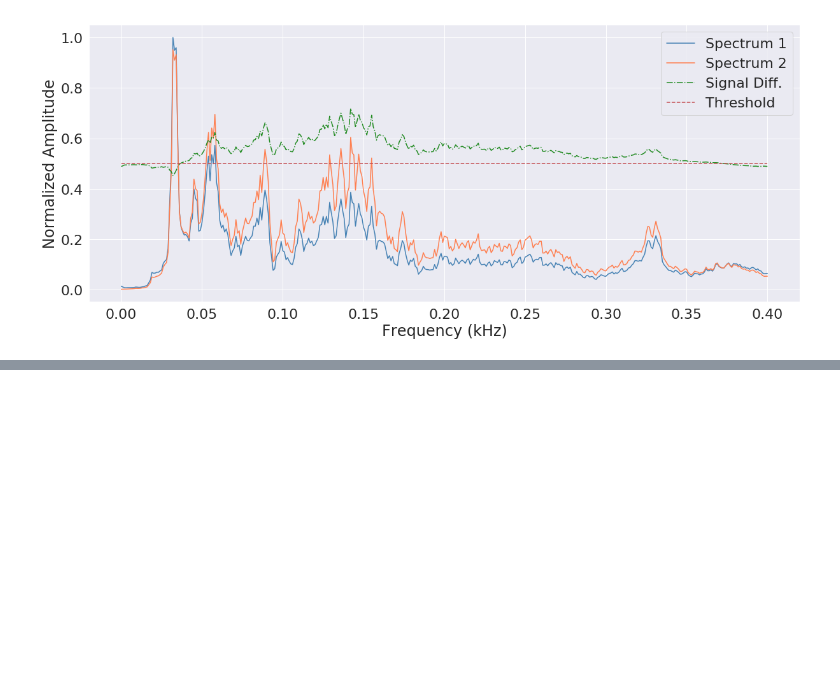
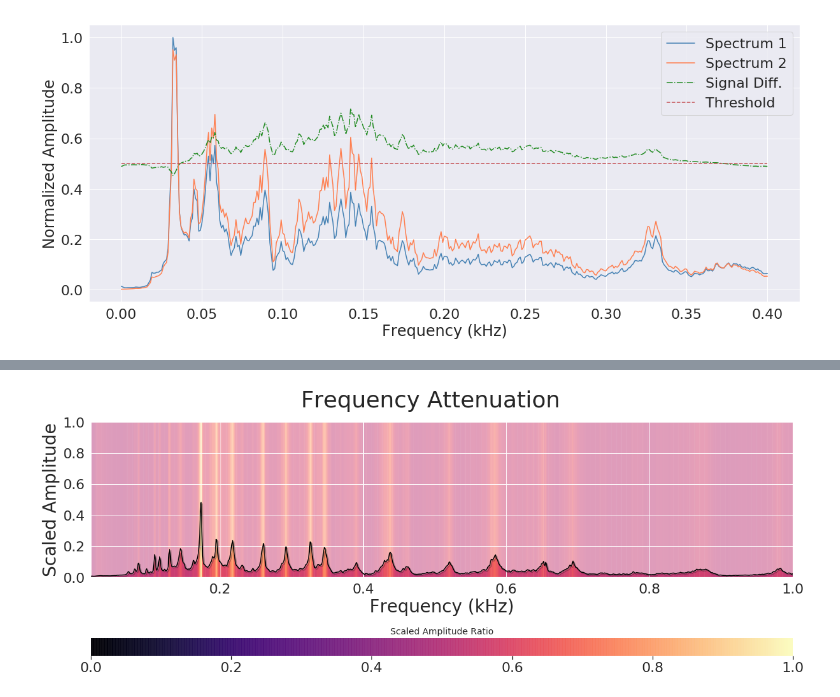
Before and after one commit to QED0711/ds_practice, a Jupyter notebook: librosa/AudioPlot.ipynb, the cells around one changed output, grey strips where cells are left out. Saved outputs shown, nothing was run; the diff lists cells and outputs as text; code cells hidden in the pictures; blank space fills up the shorter version.

Commit message:
added new comparisons and graphs

```diff
--- a/librosa/AudioPlot.ipynb
+++ b/librosa/AudioPlot.ipynb
@@ -150,0 +168,4 @@ sc_eq.plot_attenuation_graph(
+# %%
+original_65 = AudioAnalyzer(filename="../../../Downloads/yesterday-original.wav", fft_size=44100, input_sr=44100)
+remaster_09 = AudioAnalyzer(filename="../../../Downloads/yesterday-2009.wav", fft_size=44100, input_sr=44100)
+remaster_15 = AudioAnalyzer(filename="../../../Downloads/yesterday-2015.wav", fft_size=44100, input_sr=44100)
@@ -150,0 +176,6 @@ sc_eq.plot_attenuation_graph(
+# %%
+orig_to_09 = SignalCompare(original_65, remaster_09)
+# %%
+orig_to_09.plot_attenuation_graph(frange=(20,1000), plot_original=True, cmap='magma')
+# %% [output]
+[figure, added]
```
Also changed, not shown: parts of 13 cells of this notebook, 1 other file.
